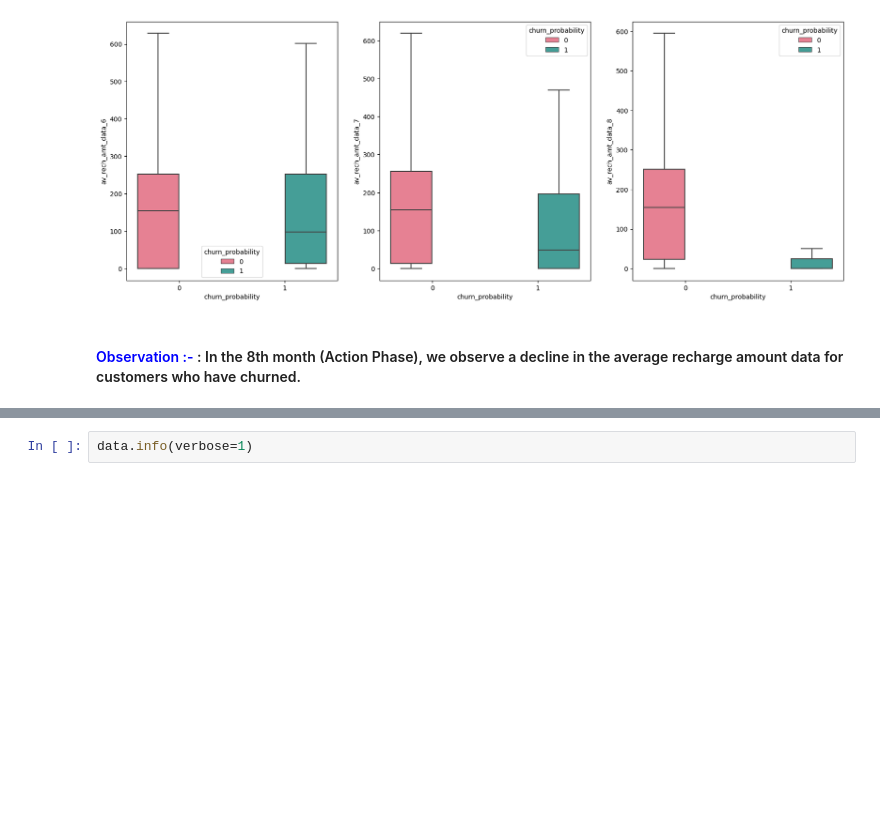
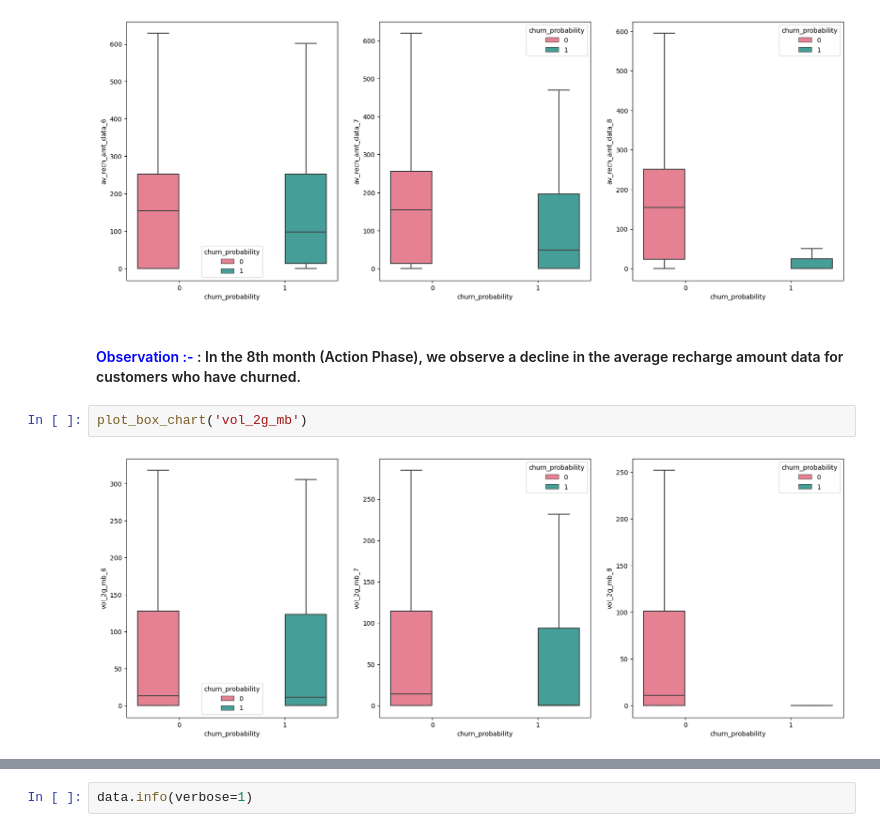
Before and after one commit to Anki0812/Telecom_Churn, a Jupyter notebook: ankita-mayur_V11.ipynb, the cells around one changed output, grey strips where cells are left out. Cells and saved outputs as stored; diff of their text form; blank space fills up the shorter version.

```diff
--- a/ankita-mayur_V11.ipynb
+++ b/ankita-mayur_V11.ipynb
@@ -897,3 +901,7 @@ plot_box_chart('av_rech_amt_data')
 [figure]
 # %% [markdown]
 #### <span style="color:blue">Observation :-</span> : In the 8th month (Action Phase), we observe a decline in the average recharge amount data for customers who have churned.
+# %%
+plot_box_chart('vol_2g_mb')
+# %% [output]
+[figure, added]
```
Also changed, not shown: parts of 10 cells of this notebook.
